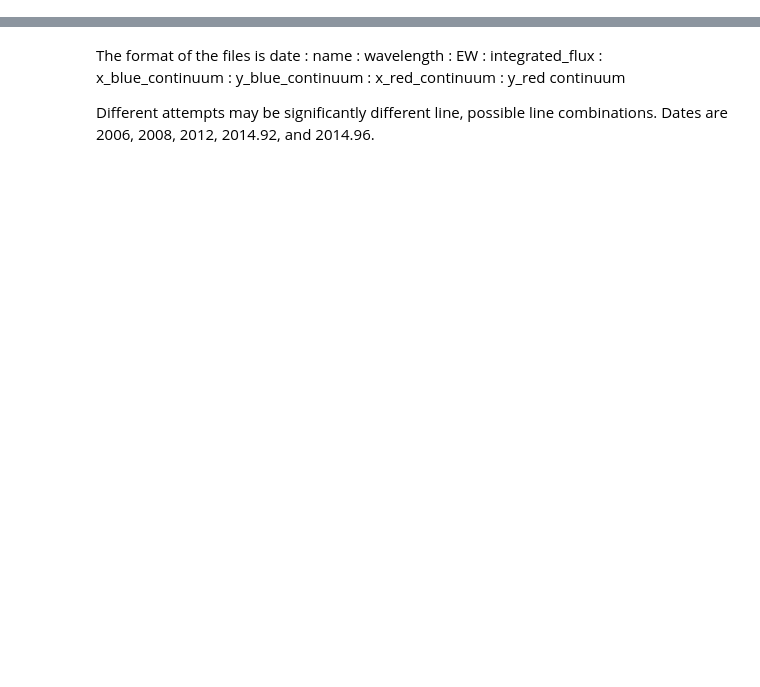
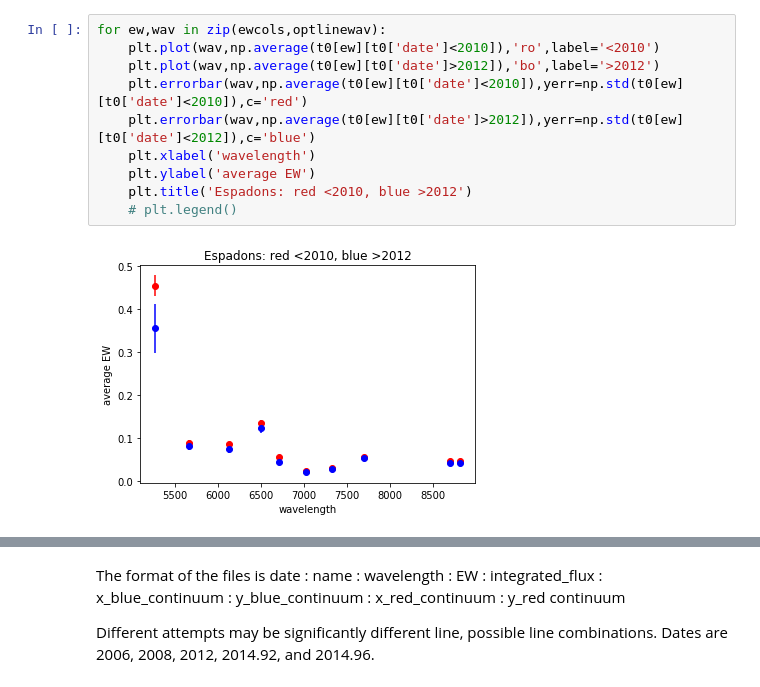
Before and after one commit to krislars/AA_Tau_Covey, a Jupyter notebook: AATau veiling.ipynb, the cells around one changed output, grey strips where cells are left out. Drawn from its saved outputs; the diff is of its cells as text; blank space fills up the shorter version.

```diff
--- a/AATau veiling.ipynb
+++ b/AATau veiling.ipynb
@@ -64,0 +202,12 @@ $$
+# %%
+for ew,wav in zip(ewcols,optlinewav):
+    plt.plot(wav,np.average(t0[ew][t0['date']<2010]),'ro',label='<2010')
+    plt.plot(wav,np.average(t0[ew][t0['date']>2012]),'bo',label='>2012')
+    plt.errorbar(wav,np.average(t0[ew][t0['date']<2010]),yerr=np.std(t0[ew][t0['date']<2010]),c='red')
+    plt.errorbar(wav,np.average(t0[ew][t0['date']>2012]),yerr=np.std(t0[ew][t0['date']<2012]),c='blue')
+    plt.xlabel('wavelength')
+    plt.ylabel('average EW')
+    plt.title('Espadons: red <2010, blue >2012')
+    # plt.legend()
+# %% [output]
+[figure, added]
```
Also changed, not shown: parts of 63 cells of this notebook, 2 other files.
